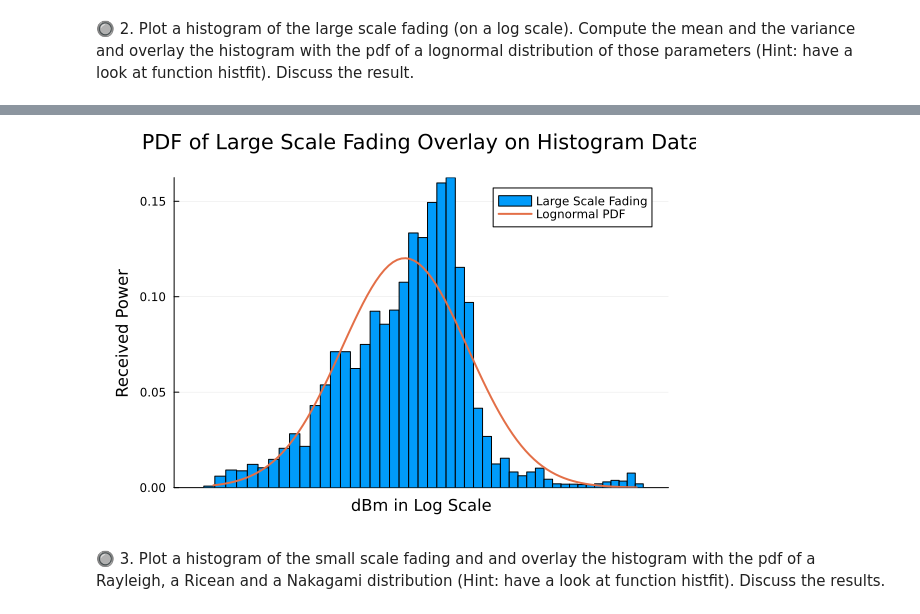
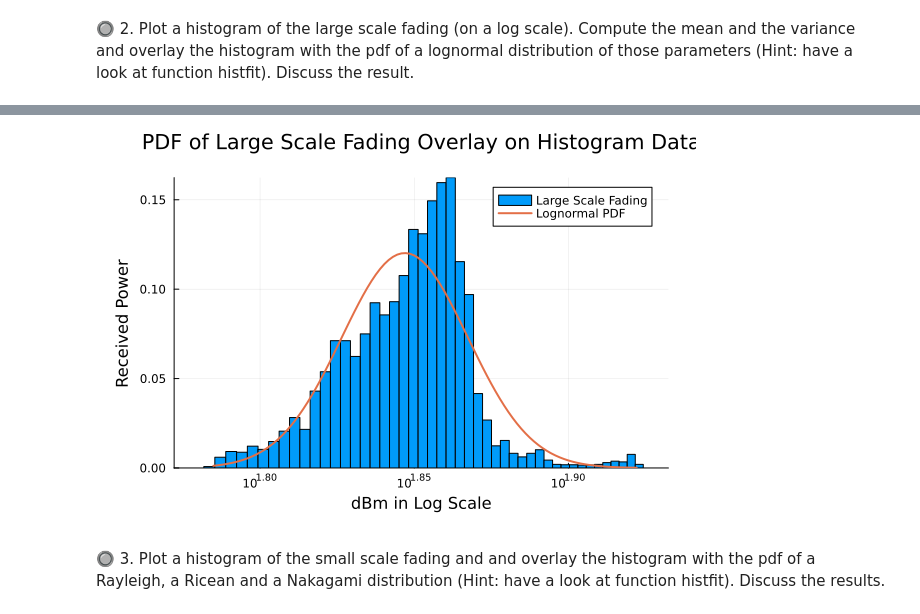
Before and after one commit to setrar/RADIO, a Jupyter notebook: Assignements/2/REPORT.ipynb, the cells around one changed output, grey strips where cells are left out. Drawn from its saved outputs; the diff is of its cells as text; code cells hidden in the pictures.

```diff
--- a/Assignements/2/REPORT.ipynb
+++ b/Assignements/2/REPORT.ipynb
@@ -104,29 +70,30 @@ Variance (σ²): 11.048107935972808
 # %%
 # Create histogram
 histogram(-𝖥
     , bins=100
-    , xscale=:ln
+    , xscale=:log10
+    # , xscale=:ln
     , normed=true
     , label="Large Scale Fading"
-    , xticks = :false
+    # , xticks = :false
 )
 
 # Fit lognormal distribution to data
 fit_lognormal = fit(LogNormal, -𝖥)
 
 # Overlay histogram with PDF of lognormal distribution
 𝑋 = exp.(range(log(minimum(-𝖥)), log(maximum(-𝖥)), length=100))
 pdf_lognormal = pdf(fit_lognormal, 𝑋)
 plot!(𝑋, pdf_lognormal
     , linewidth=2
     # , xticks = (10:100)
     , label="Lognormal PDF"
     , xlabel ="dBm in Log Scale", ylabel = "Received Power"
     , title = "PDF of Large Scale Fading Overlay on Histogram Data"
     , margin = 5mm
 )
 # %% [output]
-[figure, old version]
+[figure, new version]
 # %% [markdown]
 &#x1F518; 3. Plot a histogram of the small scale fading and and overlay the histogram with the pdf of a Rayleigh, a Ricean and a Nakagami distribution (Hint: have a look at function histfit). Discuss the results.
 # %%
```
Also changed, not shown: parts of 2 cells of this notebook.
